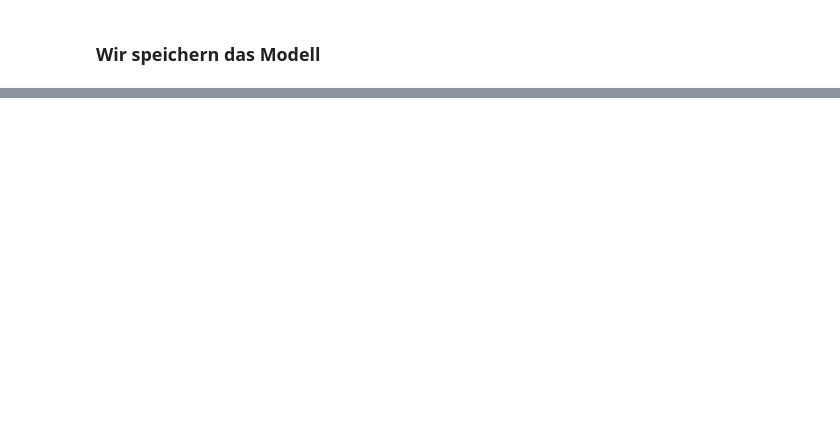
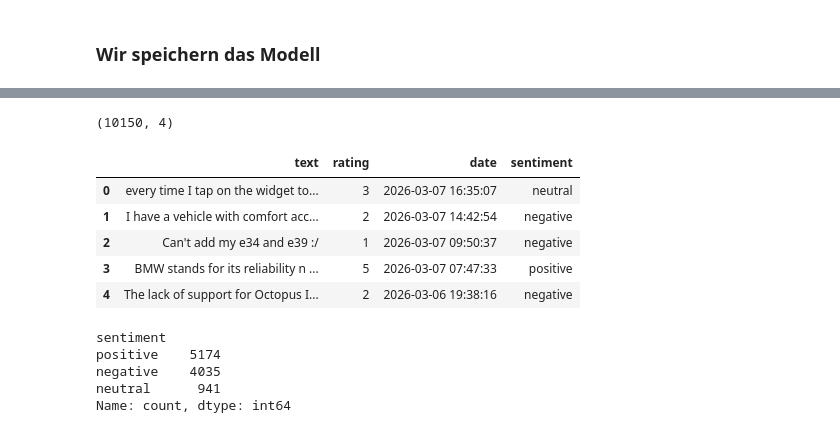
Before and after one commit to Ayhan91691/Capstone_Martin_Ayhan, a Jupyter notebook: notebooks/04_sentiment_model.ipynb, the cells around one changed output, grey strips where cells are left out. Saved outputs shown, nothing was run; the diff lists cells and outputs as text; code cells hidden in the pictures; blank space fills up the shorter version.

```diff
--- a/notebooks/04_sentiment_model.ipynb
+++ b/notebooks/04_sentiment_model.ipynb
@@ -286,0 +199,22 @@ joblib.dump(vectorizer, "../models/tfidf_vectorizer.pkl")
+# %%
+#Load Clean Data
+df = pd.read_csv("../data/BMW/clean_reviews.csv")
+print(df.shape)
+df.head()
+# %% [output]
+(10150, 4)
+|  | text | rating | date | sentiment |
+| 0 | every time I tap on the widget to... | 3 | 2026-03-07 16:35:07 | neutral |
+| 1 | I have a vehicle with comfort acc... | 2 | 2026-03-07 14:42:54 | negative |
+| 2 | Can't add my e34 and e39 :/ | 1 | 2026-03-07 09:50:37 | negative |
+| 3 | BMW stands for its reliability n ... | 5 | 2026-03-07 07:47:33 | positive |
+| 4 | The lack of support for Octopus I... | 2 | 2026-03-06 19:38:16 | negative |
+# %%
+#Target definieren
+print(df["sentiment"].value_counts())
+# %% [output]
+sentiment
+positive    5174
+negative    4035
+neutral      941
+Name: count, dtype: int64
```
Also changed, not shown: parts of 29 cells of this notebook, 14 other files.
